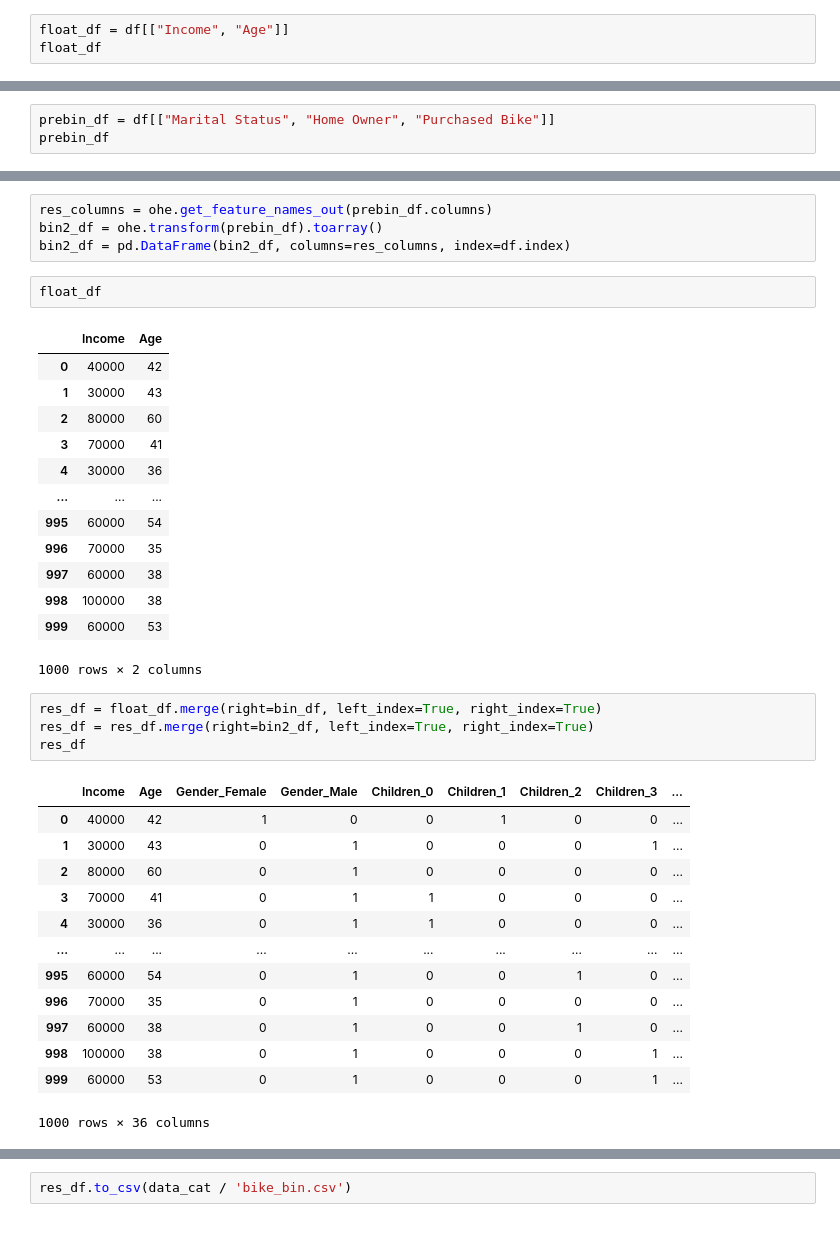
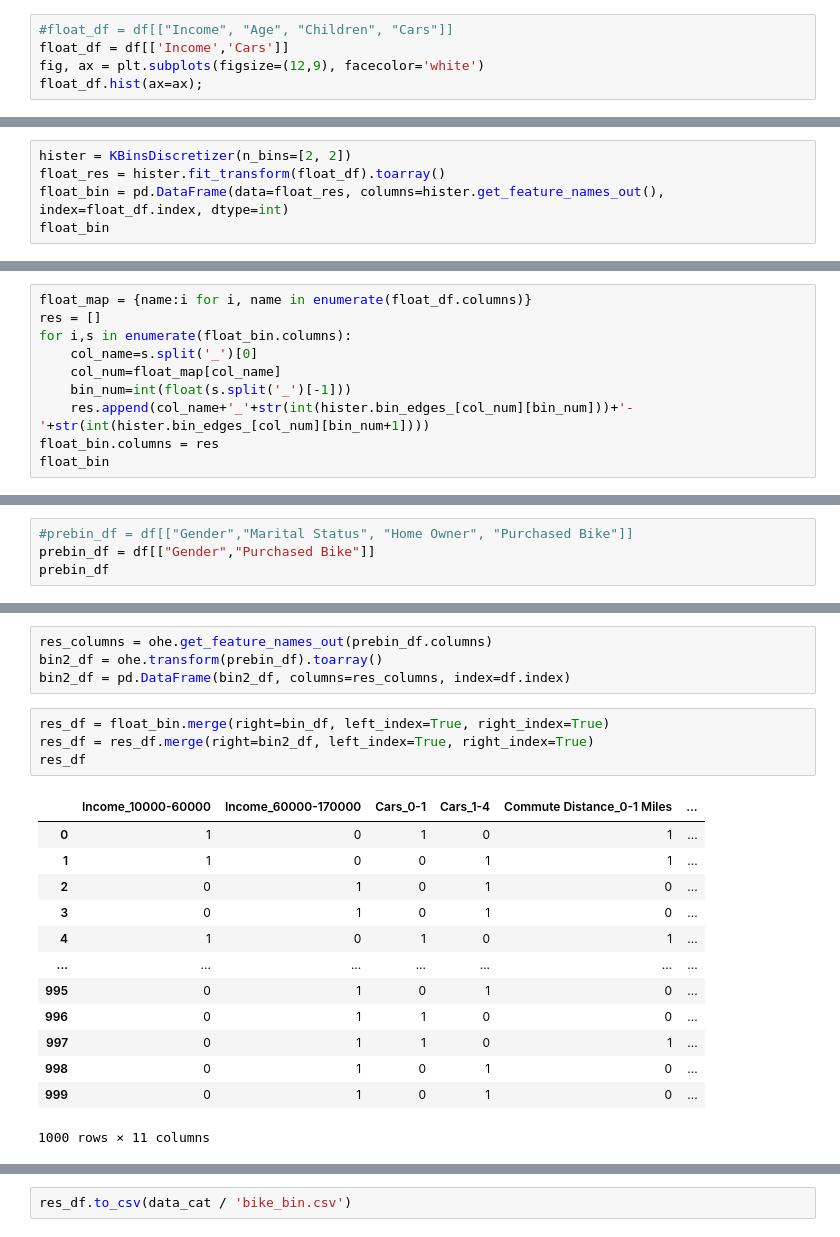
Before and after one commit to Chpel/Maga, a Jupyter notebook: OSDA .ipynb/Big homework/Bin_dataset.ipynb, the cells around one changed output, grey strips where cells are left out. Saved outputs shown, nothing was run; the diff lists cells and outputs as text.

```diff
--- a/OSDA .ipynb/Big homework/Bin_dataset.ipynb
+++ b/OSDA .ipynb/Big homework/Bin_dataset.ipynb
@@ -303,4 +283,6 @@ bin_df
 # %%
-float_df = df[["Income", "Age"]]
-float_df
+#float_df = df[["Income", "Age", "Children", "Cars"]]
+float_df = df[['Income','Cars']]
+fig, ax = plt.subplots(figsize=(12,9), facecolor='white')
+float_df.hist(ax=ax);
 # %% [output]
@@ -319,0 +302,5 @@ float_df
+# %%
+hister = KBinsDiscretizer(n_bins=[2, 2])
+float_res = hister.fit_transform(float_df).toarray()
+float_bin = pd.DataFrame(data=float_res, columns=hister.get_feature_names_out(), index=float_df.index, dtype=int)
+float_bin
@@ -319,0 +321,10 @@ float_df
+# %%
+float_map = {name:i for i, name in enumerate(float_df.columns)}
+res = []
+for i,s in enumerate(float_bin.columns):
+    col_name=s.split('_')[0]
+    col_num=float_map[col_name]
+    bin_num=int(float(s.split('_')[-1]))
+    res.append(col_name+'_'+str(int(hister.bin_edges_[col_num][bin_num]))+'-'+str(int(hister.bin_edges_[col_num][bin_num+1])))
+float_bin.columns = res
+float_bin
@@ -320,4 +345,5 @@ float_df
 # %%
-prebin_df = df[["Marital Status", "Home Owner", "Purchased Bike"]]
+#prebin_df = df[["Gender","Marital Status", "Home Owner", "Purchased Bike"]]
+prebin_df = df[["Gender","Purchased Bike"]]
 prebin_df
 # %% [output]
@@ -346,37 +370,21 @@ ohe.categories_
 res_columns = ohe.get_feature_names_out(prebin_df.columns)
 bin2_df = ohe.transform(prebin_df).toarray()
 bin2_df = pd.DataFrame(bin2_df, columns=res_columns, index=df.index)
-# %%
-float_df
-# %% [output]
-|  | Income | Age |
-| 0 | 40000 | 42 |
-| 1 | 30000 | 43 |
-| 2 | 80000 | 60 |
-| 3 | 70000 | 41 |
-| 4 | 30000 | 36 |
-| ... | ... | ... |
-| 995 | 60000 | 54 |
-| 996 | 70000 | 35 |
-| 997 | 60000 | 38 |
-| 998 | 100000 | 38 |
-| 999 | 60000 | 53 |
-1000 rows × 2 columns
 # %%
-res_df = float_df.merge(right=bin_df, left_index=True, right_index=True)
+res_df = float_bin.merge(right=bin_df, left_index=True, right_index=True)
 res_df = res_df.merge(right=bin2_df, left_index=True, right_index=True)
 res_df
 # %% [output]
-|  | Income | Age | Gender_Female | Gender_Male | Children_0 | Children_1 | Children_2 | Children_3 | ... |
-| 0 | 40000 | 42 | 1 | 0 | 0 | 1 | 0 | 0 | ... |
-| 1 | 30000 | 43 | 0 | 1 | 0 | 0 | 0 | 1 | ... |
-| 2 | 80000 | 60 | 0 | 1 | 0 | 0 | 0 | 0 | ... |
-| 3 | 70000 | 41 | 0 | 1 | 1 | 0 | 0 | 0 | ... |
-| 4 | 30000 | 36 | 0 | 1 | 1 | 0 | 0 | 0 | ... |
-| ... | ... | ... | ... | ... | ... | ... | ... | ... | ... |
-| 995 | 60000 | 54 | 0 | 1 | 0 | 0 | 1 | 0 | ... |
-| 996 | 70000 | 35 | 0 | 1 | 0 | 0 | 0 | 0 | ... |
-| 997 | 60000 | 38 | 0 | 1 | 0 | 0 | 1 | 0 | ... |
-| 998 | 100000 | 38 | 0 | 1 | 0 | 0 | 0 | 1 | ... |
-| 999 | 60000 | 53 | 0 | 1 | 0 | 0 | 0 | 1 | ... |
+|  | Income_10000-60000 | Income_60000-170000 | Cars_0-1 | Cars_1-4 | Commute Distance_0-1 Miles | ... |
+| 0 | 1 | 0 | 1 | 0 | 1 | ... |
+| 1 | 1 | 0 | 0 | 1 | 1 | ... |
+| 2 | 0 | 1 | 0 | 1 | 0 | ... |
+| 3 | 0 | 1 | 0 | 1 | 0 | ... |
+| 4 | 1 | 0 | 1 | 0 | 1 | ... |
+| ... | ... | ... | ... | ... | ... | ... |
+| 995 | 0 | 1 | 0 | 1 | 0 | ... |
+| 996 | 0 | 1 | 1 | 0 | 0 | ... |
+| 997 | 0 | 1 | 1 | 0 | 1 | ... |
+| 998 | 0 | 1 | 0 | 1 | 0 | ... |
+| 999 | 0 | 1 | 0 | 1 | 0 | ... |
-1000 rows × 36 columns
+1000 rows × 11 columns
```
Also changed, not shown: parts of 30 cells of this notebook, 3 other files.
